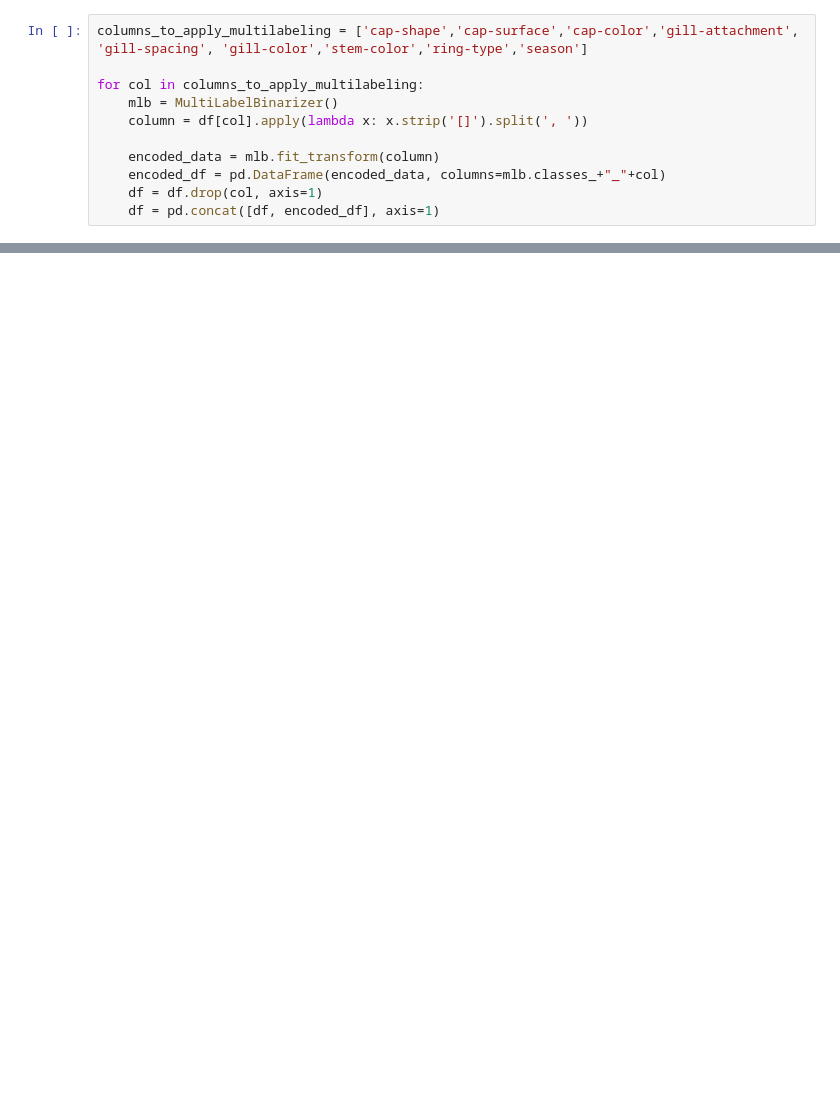
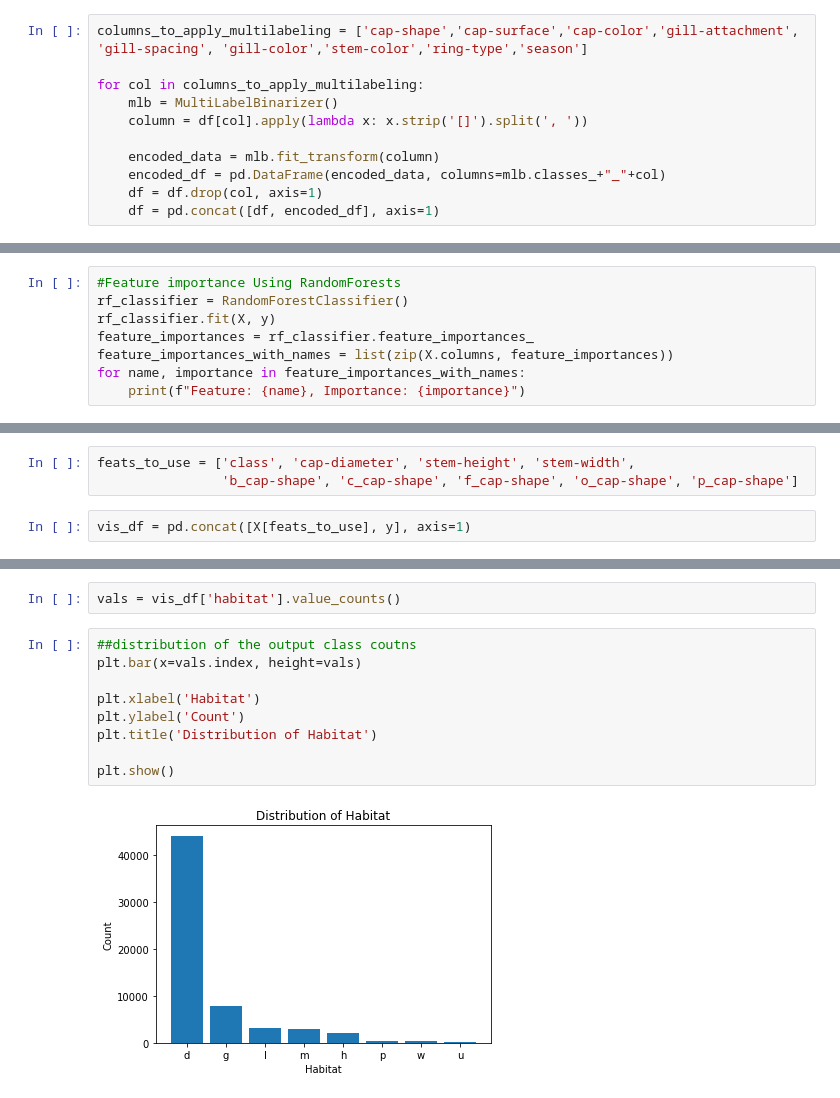
Before and after one commit to arnavkamra14/CSE151A_MushroomAnalysis, a Jupyter notebook: Preprocessing_Group_151A.ipynb, the cells around one changed output, grey strips where cells are left out. Saved outputs shown, nothing was run; the diff lists cells and outputs as text; blank space fills up the shorter version.

Commit message:
Uploaded the final notebook
Final notebook with data cleaning and visualizations

```diff
--- a/Preprocessing_Group_151A.ipynb
+++ b/Preprocessing_Group_151A.ipynb
@@ -53,0 +124,8 @@ for col in columns_to_apply_multilabeling:
+# %%
+#Feature importance Using RandomForests
+rf_classifier = RandomForestClassifier()
+rf_classifier.fit(X, y)
+feature_importances = rf_classifier.feature_importances_
+feature_importances_with_names = list(zip(X.columns, feature_importances))
+for name, importance in feature_importances_with_names:
+    print(f"Feature: {name}, Importance: {importance}")
@@ -53,0 +170,5 @@ for col in columns_to_apply_multilabeling:
+# %%
+feats_to_use = ['class', 'cap-diameter', 'stem-height', 'stem-width',
+                'b_cap-shape', 'c_cap-shape', 'f_cap-shape', 'o_cap-shape', 'p_cap-shape']
+# %%
+vis_df = pd.concat([X[feats_to_use], y], axis=1)
@@ -53,0 +191,13 @@ for col in columns_to_apply_multilabeling:
+# %%
+vals = vis_df['habitat'].value_counts()
+# %%
+##distribution of the output class coutns
+plt.bar(x=vals.index, height=vals)
+
+plt.xlabel('Habitat')
+plt.ylabel('Count')
+plt.title('Distribution of Habitat')
+
+plt.show()
+# %% [output]
+[figure, added]
```
Also changed, not shown: parts of 26 cells of this notebook.
